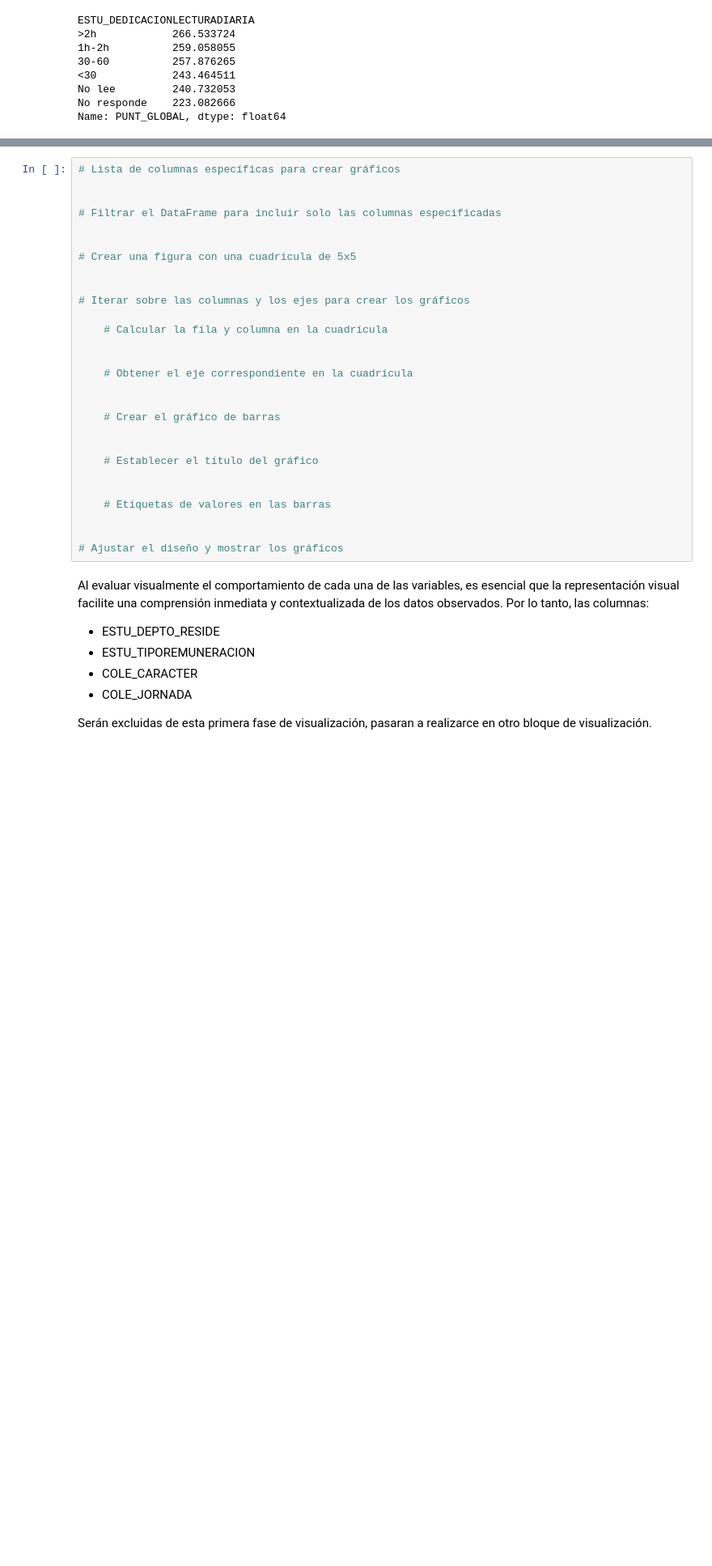
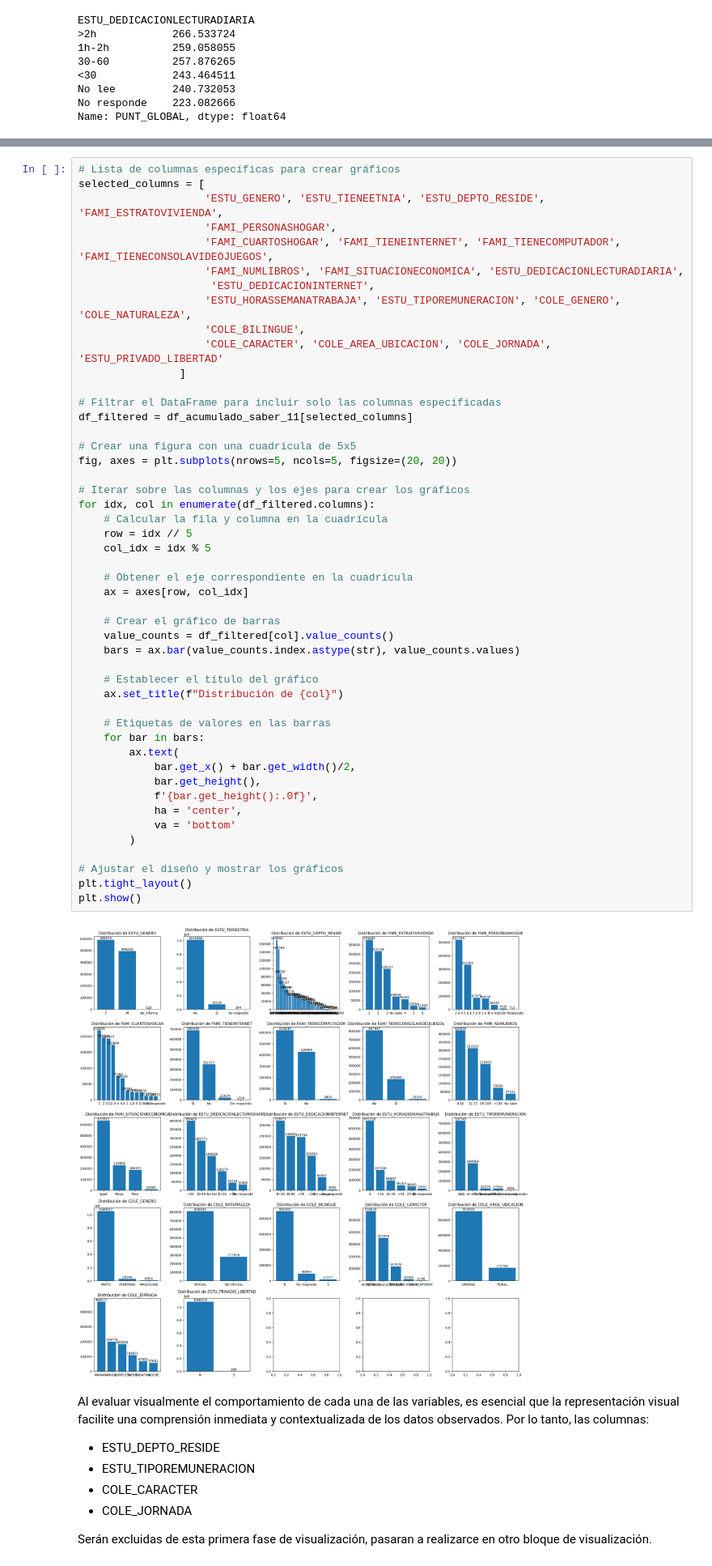
Before and after one commit to wespitia9/AVDV3-219, a Jupyter notebook: Modulo_3-Programacion_Avanzada_y_Automatizacion/Modulo-3_dev.ipynb, the cells around one changed output, grey strips where cells are left out. Shown at 81% size. Saved outputs shown, nothing was run; the diff lists cells and outputs as text; blank space fills up the shorter version.

```diff
--- a/Modulo_3-Programacion_Avanzada_y_Automatizacion/Modulo-3_dev.ipynb
+++ b/Modulo_3-Programacion_Avanzada_y_Automatizacion/Modulo-3_dev.ipynb
@@ -642,32 +642,54 @@ df_acumulado_saber_11.describe()
 | max | 2.020400e+04 | 1.000000e+02 | 1.000000e+02 | 1.000000e+02 | 1.000000e+02 | 1.000000e+02 | ... |
 # %%
 # Lista de columnas específicas para crear gráficos
-
+selected_columns = [
+                    'ESTU_GENERO', 'ESTU_TIENEETNIA', 'ESTU_DEPTO_RESIDE', 'FAMI_ESTRATOVIVIENDA',
+                    'FAMI_PERSONASHOGAR',
+                    'FAMI_CUARTOSHOGAR', 'FAMI_TIENEINTERNET', 'FAMI_TIENECOMPUTADOR', 'FAMI_TIENECONSOLAVIDEOJUEGOS',
+                    'FAMI_NUMLIBROS', 'FAMI_SITUACIONECONOMICA', 'ESTU_DEDICACIONLECTURADIARIA',
+                     'ESTU_DEDICACIONINTERNET',
+                    'ESTU_HORASSEMANATRABAJA', 'ESTU_TIPOREMUNERACION', 'COLE_GENERO', 'COLE_NATURALEZA',
+                    'COLE_BILINGUE',
+                    'COLE_CARACTER', 'COLE_AREA_UBICACION', 'COLE_JORNADA', 'ESTU_PRIVADO_LIBERTAD'
+                ]
 
 # Filtrar el DataFrame para incluir solo las columnas especificadas
-
+df_filtered = df_acumulado_saber_11[selected_columns]
 
 # Crear una figura con una cuadrícula de 5x5
-
+fig, axes = plt.subplots(nrows=5, ncols=5, figsize=(20, 20))
 
 # Iterar sobre las columnas y los ejes para crear los gráficos
-
+for idx, col in enumerate(df_filtered.columns):
     # Calcular la fila y columna en la cuadrícula
-
+    row = idx // 5
+    col_idx = idx % 5
 
     # Obtener el eje correspondiente en la cuadrícula
-
+    ax = axes[row, col_idx]
 
     # Crear el gráfico de barras
-
+    value_counts = df_filtered[col].value_counts()
+    bars = ax.bar(value_counts.index.astype(str), value_counts.values)
 
     # Establecer el título del gráfico
-
+    ax.set_title(f"Distribución de {col}")
 
     # Etiquetas de valores en las barras
-
+    for bar in bars:
+        ax.text(
+            bar.get_x() + bar.get_width()/2,
+            bar.get_height(),
+            f'{bar.get_height():.0f}',
+            ha = 'center',
+            va = 'bottom'
+        )
 
 # Ajustar el diseño y mostrar los gráficos
+plt.tight_layout()
+plt.show()
+# %% [output]
+[figure, added]
 # %% [markdown]
 Al evaluar visualmente el comportamiento de cada una de las variables, es esencial que la representación visual facilite una comprensión inmediata y contextualizada de los datos observados. Por lo tanto, las columnas:
 
```
